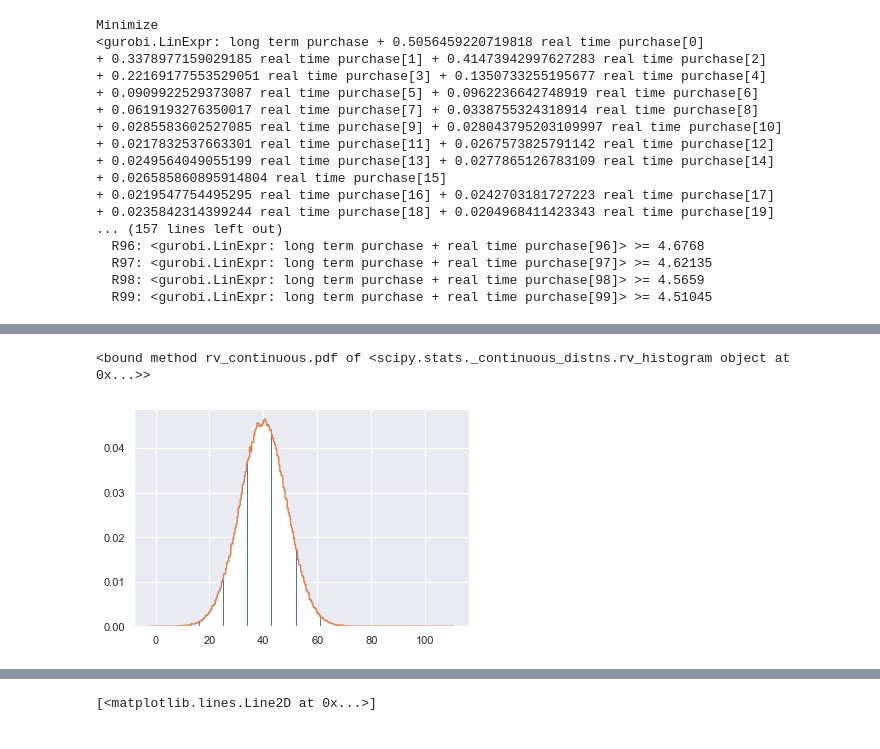
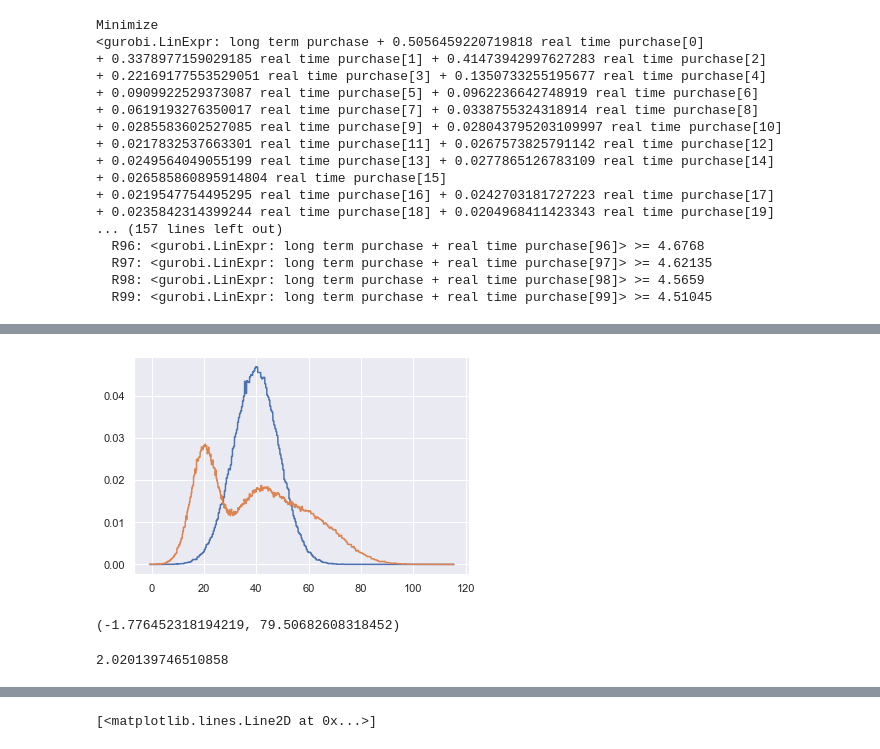
Before and after one commit to ishilov/data_market, a Jupyter notebook: first_test.ipynb, the cells around one changed output, grey strips where cells are left out. Cells and saved outputs as stored; diff of their text form; code cells hidden in the pictures.

```diff
--- a/first_test.ipynb
+++ b/first_test.ipynb
@@ -152,5 +137,15 @@ MarketOperator.plot_forecasts(sellers)
-# %%
-MarketOperator.aggregation(sellers, type = 'QA', plot = True)
-# %% [output]
-<bound method rv_continuous.pdf of <scipy.stats._continuous_distns.rv_histogram object at 0x...>>
-[figure, removed]
+# %%
+qa_forecast = MarketOperator.aggregation(sellers, type = 'QA', plot = True, scale = False)
+lop_forecast = MarketOperator.aggregation(sellers, type = 'LOP', plot = True, scale = False)
+# %% [output]
+[figure, added]
+# %%
+qa_forecast.support()
+# %% [output]
+(-1.776452318194219, 79.50682608318452)
+# %%
+task = 40
+
+MarketOperator.scoring(qa_forecast, task)
+# %% [output]
+2.020139746510858
```
Also changed, not shown: parts of 17 cells of this notebook, 1 other file.
